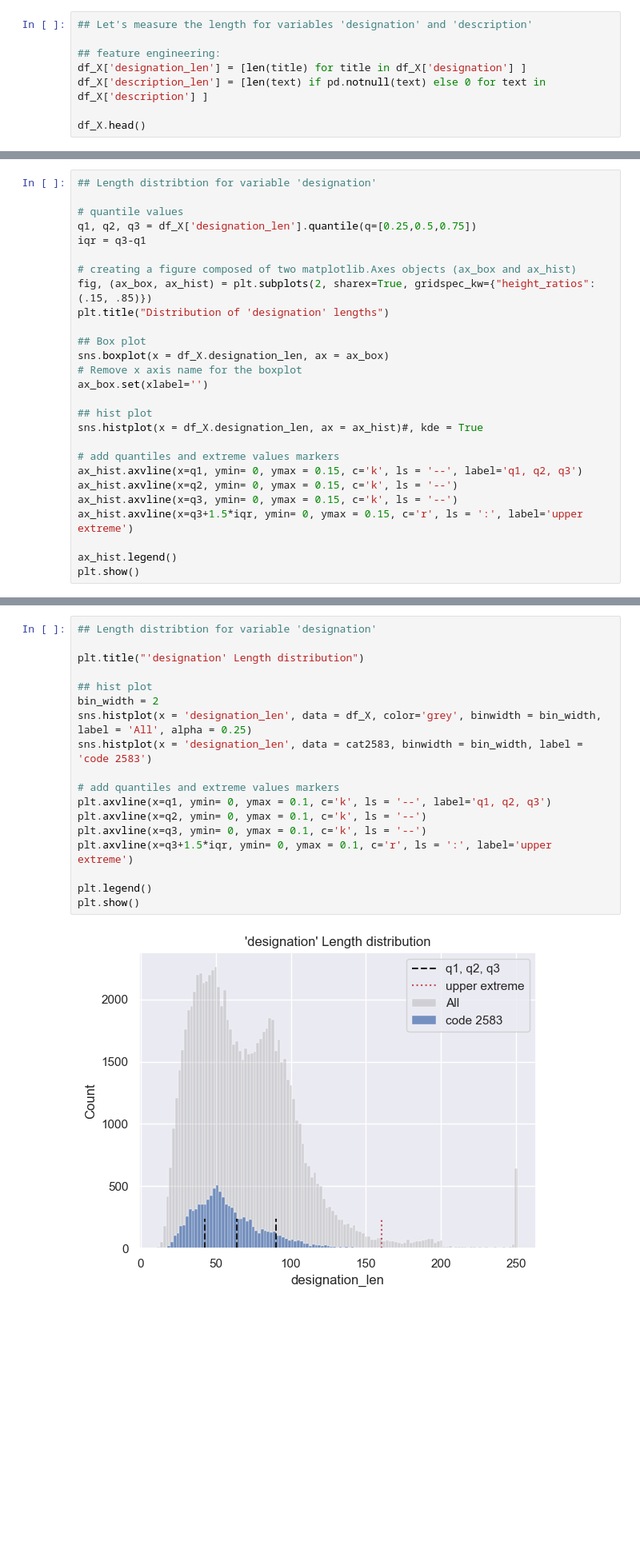
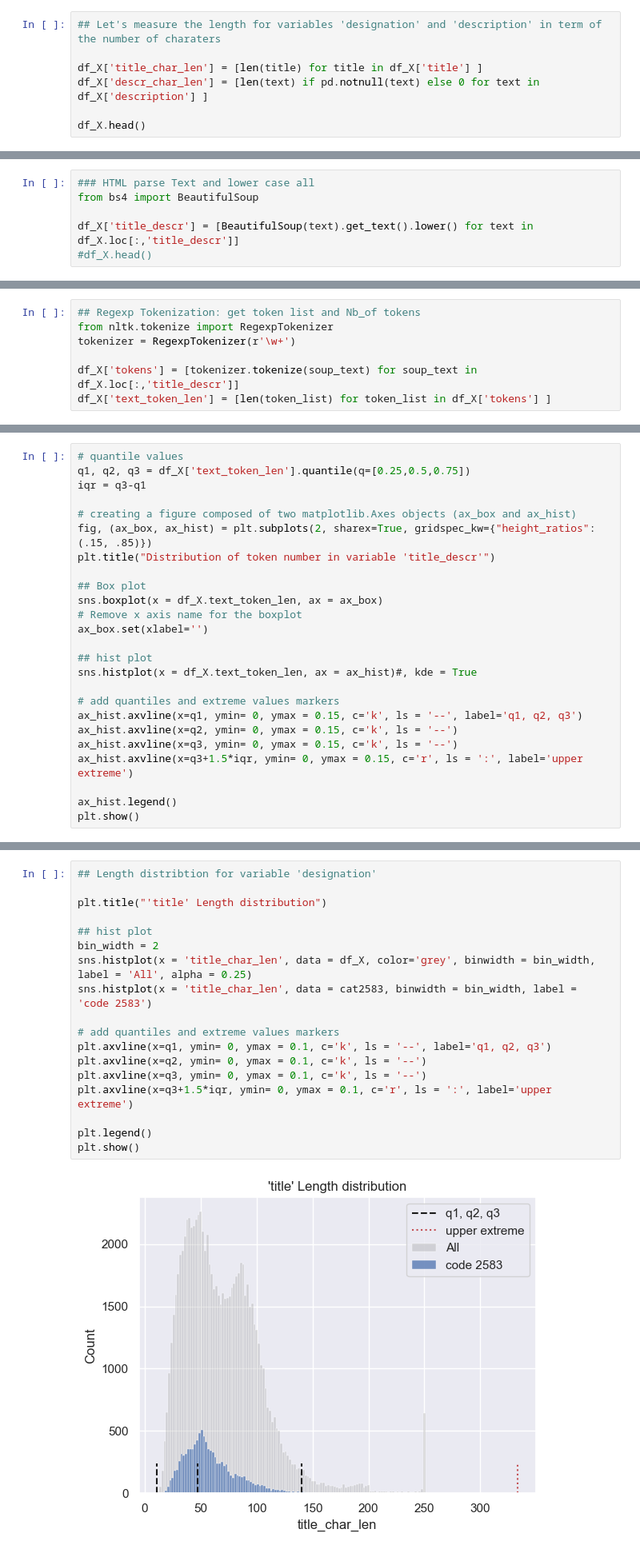
Before and after one commit to RamiroHR/Multimodal-Data-Product-Classification-Model, a Jupyter notebook: Rakuten_DataExploration.ipynb, the cells around one changed output, grey strips where cells are left out. Shown at 80% size. Cells and saved outputs as stored; diff of their text form; blank space fills up the shorter version.

```diff
--- a/Rakuten_DataExploration.ipynb
+++ b/Rakuten_DataExploration.ipynb
@@ -73,9 +110,8 @@ There are 29800 (35.09 %) elements without a description
 # %%
-## Let's measure the length for variables 'designation' and 'description'
+## Let's measure the length for variables 'designation' and 'description' in term of the number of charaters
 
-## feature engineering:
-df_X['designation_len'] = [len(title) for title in df_X['designation'] ]
-df_X['description_len'] = [len(text) if pd.notnull(text) else 0 for text in df_X['description'] ]
+df_X['title_char_len'] = [len(title) for title in df_X['title'] ]
+df_X['descr_char_len'] = [len(text) if pd.notnull(text) else 0 for text in df_X['description'] ]
 
 df_X.head()
 # %% [output]
@@ -87,0 +208,6 @@ df_X.head()
+# %%
+### HTML parse Text and lower case all
+from bs4 import BeautifulSoup
+
+df_X['title_descr'] = [BeautifulSoup(text).get_text().lower() for text in df_X.loc[:,'title_descr']]
+#df_X.head()
@@ -87,0 +218,7 @@ df_X.head()
+# %%
+## Regexp Tokenization: get token list and Nb_of tokens
+from nltk.tokenize import RegexpTokenizer
+tokenizer = RegexpTokenizer(r'\w+')
+
+df_X['tokens'] = [tokenizer.tokenize(soup_text) for soup_text in df_X.loc[:,'title_descr']]
+df_X['text_token_len'] = [len(token_list) for token_list in df_X['tokens'] ]
@@ -90,21 +245,19 @@ df_X.head()
 # %%
-## Length distribtion for variable 'designation'
-
 # quantile values
-q1, q2, q3 = df_X['designation_len'].quantile(q=[0.25,0.5,0.75])
+q1, q2, q3 = df_X['text_token_len'].quantile(q=[0.25,0.5,0.75])
 iqr = q3-q1
 
 # creating a figure composed of two matplotlib.Axes objects (ax_box and ax_hist)
 fig, (ax_box, ax_hist) = plt.subplots(2, sharex=True, gridspec_kw={"height_ratios": (.15, .85)})
-plt.title("Distribution of 'designation' lengths")
+plt.title("Distribution of token number in variable 'title_descr'")
 
 ## Box plot
-sns.boxplot(x = df_X.designation_len, ax = ax_box)
+sns.boxplot(x = df_X.text_token_len, ax = ax_box)
 # Remove x axis name for the boxplot
 ax_box.set(xlabel='')
 
 ## hist plot
-sns.histplot(x = df_X.designation_len, ax = ax_hist)#, kde = True
+sns.histplot(x = df_X.text_token_len, ax = ax_hist)#, kde = True
 
 # add quantiles and extreme values markers
 ax_hist.axvline(x=q1, ymin= 0, ymax = 0.15, c='k', ls = '--', label='q1, q2, q3')
@@ -284,23 +436,23 @@ plt.show()
 # %%
 ## Length distribtion for variable 'designation'
 
-plt.title("'designation' Length distribution")
+plt.title("'title' Length distribution")
 
 ## hist plot
 bin_width = 2
-sns.histplot(x = 'designation_len', data = df_X, color='grey', binwidth = bin_width, label = 'All', alpha = 0.25)
-sns.histplot(x = 'designation_len', data = cat2583, binwidth = bin_width, label = 'code 2583')
+sns.histplot(x = 'title_char_len', data = df_X, color='grey', binwidth = bin_width, label = 'All', alpha = 0.25)
+sns.histplot(x = 'title_char_len', data = cat2583, binwidth = bin_width, label = 'code 2583')
 
 # add quantiles and extreme values markers
 plt.axvline(x=q1, ymin= 0, ymax = 0.1, c='k', ls = '--', label='q1, q2, q3')
 plt.axvline(x=q2, ymin= 0, ymax = 0.1, c='k', ls = '--')
 plt.axvline(x=q3, ymin= 0, ymax = 0.1, c='k', ls = '--')
 plt.axvline(x=q3+1.5*iqr, ymin= 0, ymax = 0.1, c='r', ls = ':', label='upper extreme')
 
 plt.legend()
 plt.show()
 # %% [output]
-[figure, old version]
+[figure, new version]
 # %%
 ## length distribution for exsiting variables 'description'
 
```
Also changed, not shown: parts of 44 cells of this notebook.
